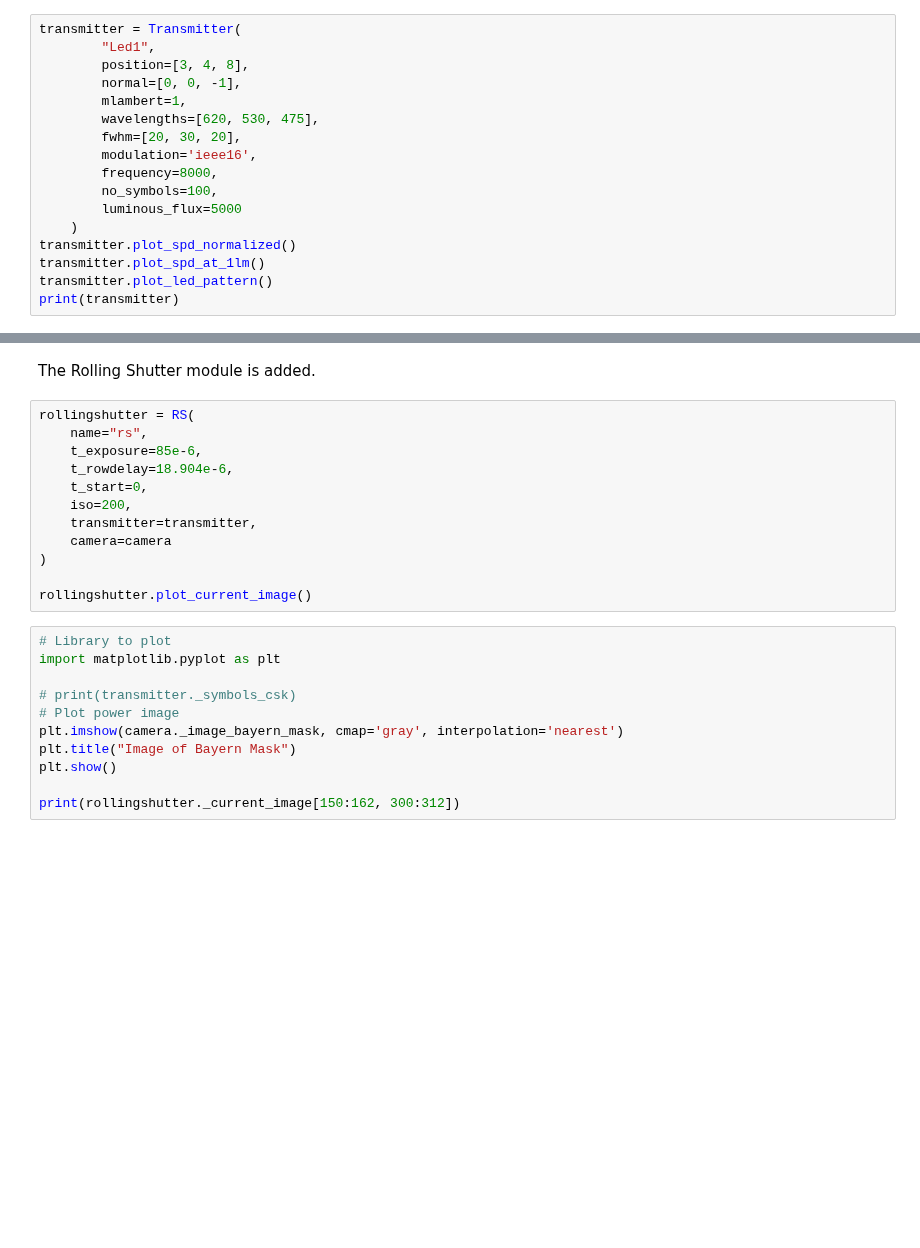
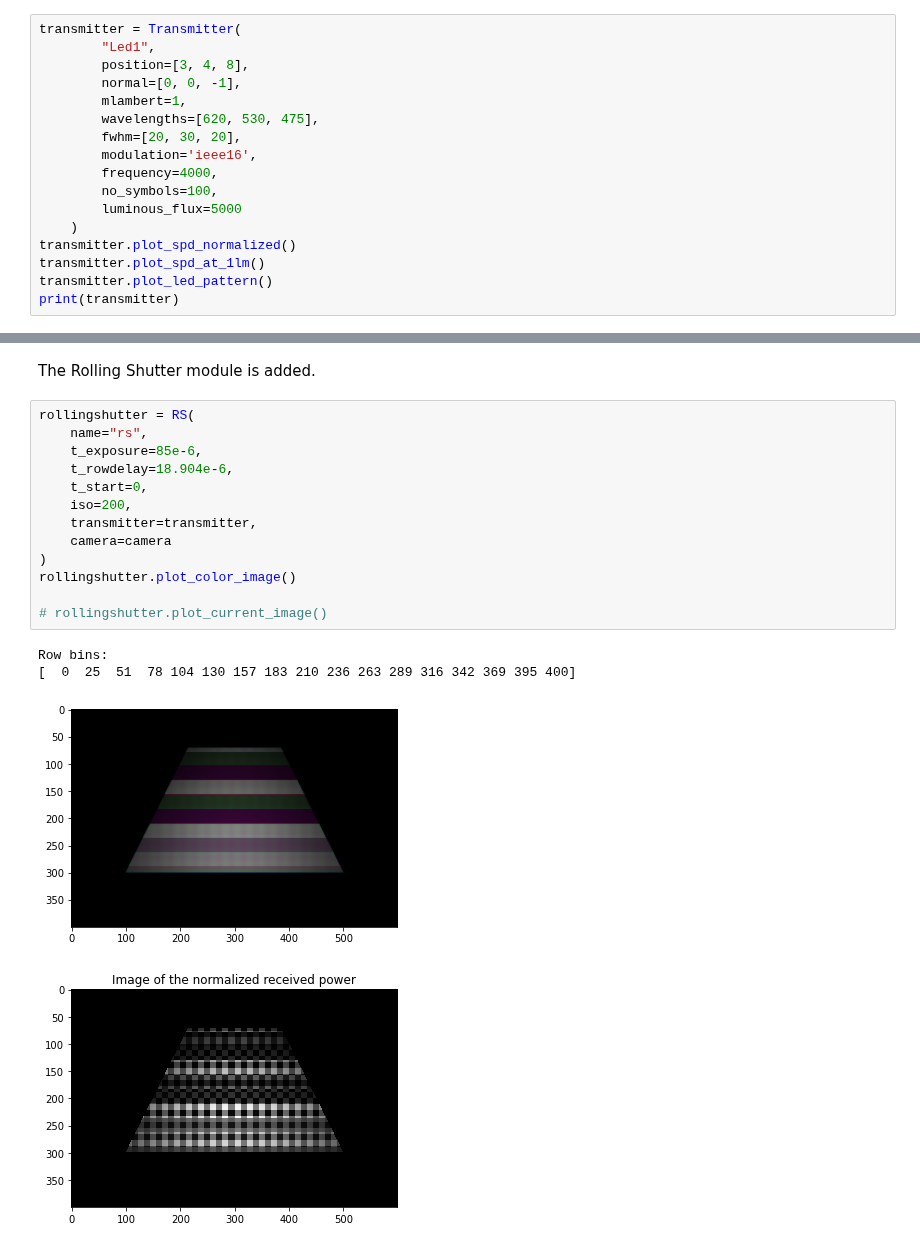
Before and after one commit to jufgutierrezgo/rs-vlc-model, a Jupyter notebook: rs-vlc-simulation.ipynb, the cells around one changed output, grey strips where cells are left out. Saved outputs shown, nothing was run; the diff lists cells and outputs as text; blank space fills up the shorter version.

```diff
--- a/rs-vlc-simulation.ipynb
+++ b/rs-vlc-simulation.ipynb
@@ -24,7 +24,7 @@ transmitter = Transmitter(
         wavelengths=[620, 530, 475],
         fwhm=[20, 30, 20],
         modulation='ieee16',
-        frequency=8000,
+        frequency=4000,
         no_symbols=100,
         luminous_flux=5000
     )
@@ -133,23 +140,18 @@ The Rolling Shutter module is added.
 # %%
 rollingshutter = RS(
     name="rs",
     t_exposure=85e-6,
     t_rowdelay=18.904e-6,
     t_start=0,
     iso=200,
     transmitter=transmitter,
     camera=camera
 )
+rollingshutter.plot_color_image()
 
-rollingshutter.plot_current_image()
+# rollingshutter.plot_current_image()
+# %% [output]
+Row bins:
+[  0  25  51  78 104 130 157 183 210 236 263 289 316 342 369 395 400]
+[figure, added]
+[figure, added]
-# %%
-# Library to plot
-import matplotlib.pyplot as plt
-
-# print(transmitter._symbols_csk)
-# Plot power image
-plt.imshow(camera._image_bayern_mask, cmap='gray', interpolation='nearest')
-plt.title("Image of Bayern Mask")
-plt.show()
-
-print(rollingshutter._current_image[150:162, 300:312])
```
Also changed, not shown: parts of 2 cells of this notebook, 3 other files.
